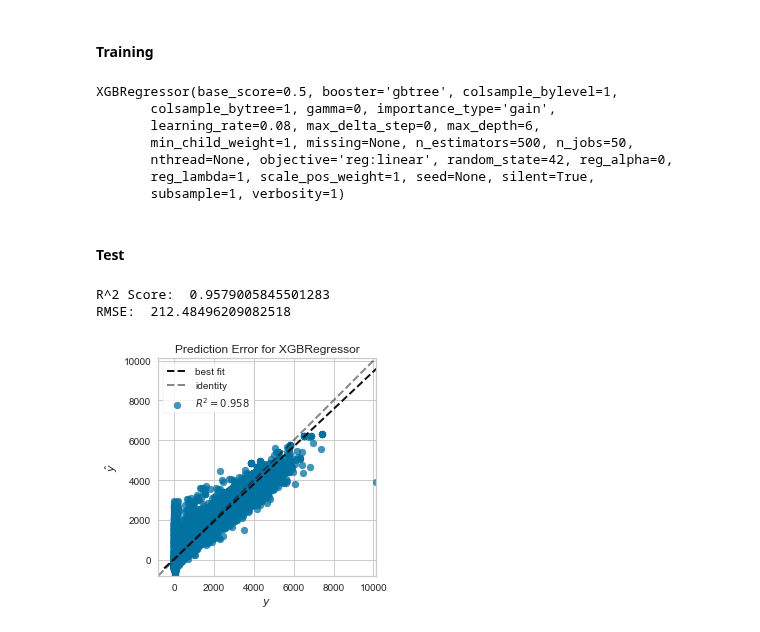
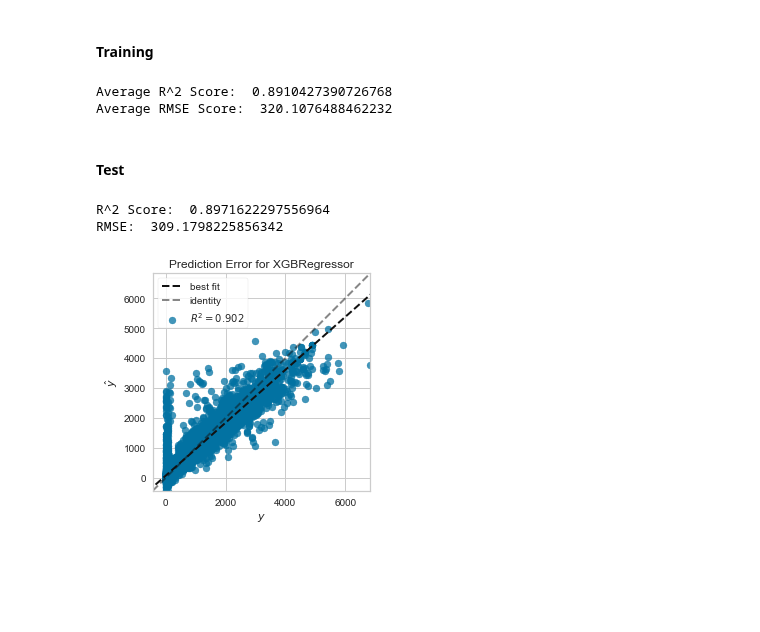
Before and after one commit to LeDon96/CrowdednessPrediction, a Jupyter notebook: Jupyter Notebooks/RegressionModels.ipynb, the cells around one changed output. Cells and saved outputs as stored; diff of their text form; code cells hidden in the pictures; blank space fills up the shorter version.

```diff
--- a/Jupyter Notebooks/RegressionModels.ipynb
+++ b/Jupyter Notebooks/RegressionModels.ipynb
@@ -151,7 +153,7 @@ print("R^2 Score: ", test_rfg_score)
 print("RMSE: ", np.sqrt(test_rfg_mse))
 
 visualizer = PredictionError(rfg)
-visualizer.fit(x_train, y_train)  # Fit the training data to the visualizer
+visualizer.fit(x_train.drop(columns={"Date"}), y_train["CrowdednessCount"])  # Fit the training data to the visualizer
 visualizer.score(x_test, y_test)  # Evaluate the model on the test data
 g = visualizer.poof()
 # %% [output]
@@ -175,13 +174,0 @@ plt.show()
-# %%
-eval_rfg_score = rfg.score(x_eval, y_eval)
-
-y_pred_eval_rfg = rfg.predict(x_eval)
-eval_rfg_mse = mean_squared_error(y_pred_eval_rfg, y_eval)
-
-print("R^2 Score: ", eval_rfg_score)
-print("RMSE: ", np.sqrt(eval_rfg_mse))
-
-visualizer = PredictionError(rfg)
-visualizer.fit(x_train, y_train)  # Fit the training data to the visualizer
-visualizer.score(x_eval, y_eval)  # Evaluate the model on the test data
-g = visualizer.poof()
@@ -215,35 +186,48 @@ Through [SciKit-Learn API](https://xgboost.readthedocs.io/en/latest/python/pytho
 # %%
 xgbr = xgb.XGBRegressor(max_depth=6, learning_rate=0.08, n_estimators=500, verbosity=1,
                           booster="gbtree", n_jobs=50, random_state=42)
-
-xgbr.fit(x_train, y_train)
-# %% [output]
-XGBRegressor(base_score=0.5, booster='gbtree', colsample_bylevel=1,
-       colsample_bytree=1, gamma=0, importance_type='gain',
-       learning_rate=0.08, max_delta_step=0, max_depth=6,
-       min_child_weight=1, missing=None, n_estimators=500, n_jobs=50,
-       nthread=None, objective='reg:linear', random_state=42, reg_alpha=0,
-       reg_lambda=1, scale_pos_weight=1, seed=None, silent=True,
-       subsample=1, verbosity=1)
+# %%
+mean_score = 0
+mean_rmse = 0
+
+for train_index, val_index in kf.split(train_dates):
+    xgbr.fit(x_train[x_train["Date"].isin(train_dates[train_index])].drop(columns={"Date"}),
+             y_train[y_train["Date"].isin(train_dates[train_index])].drop(columns={"Date"}))
+
+    mean_score += xgbr.score(x_train[x_train["Date"].isin(train_dates[val_index])].drop(columns={"Date"}),
+             y_train[y_train["Date"].isin(train_dates[val_index])].drop(columns={"Date"}))
+
+    y_pred_xgbr = xgbr.predict(x_train[x_train["Date"].isin(train_dates[val_index])].drop(columns={"Date"}))
+    mean_rmse += np.sqrt(mean_squared_error(y_pred_xgbr,
+                                            y_train[y_train["Date"].isin(train_dates[val_index])].drop(columns={"Date"})))
+
+mean_score /= 10
+mean_rmse /= 10
+
+print("Average R^2 Score: ", mean_score)
+print("Average RMSE Score: ", mean_rmse)
+# %% [output]
+Average R^2 Score:  0.8910427390726768
+Average RMSE Score:  320.1076488462232
 # %% [markdown]
 #### Test
 # %%
 test_xgbr_score = xgbr.score(x_test, y_test)
 
 y_pred_test_xgbr = xgbr.predict(x_test)
 test_xgbr_mse = mean_squared_error(y_pred_test_xgbr, y_test)
 
 print("R^2 Score: ", test_xgbr_score)
 print("RMSE: ", np.sqrt(test_xgbr_mse))
 
 visualizer = PredictionError(xgbr)
-visualizer.fit(x_train, y_train)  # Fit the training data to the visualizer
+visualizer.fit(x_train.drop(columns={"Date"}), y_train["CrowdednessCount"]) # Fit the training data to the visualizer
 visualizer.score(x_test, y_test)  # Evaluate the model on the test data
 g = visualizer.poof()
 # %% [output]
-R^2 Score:  0.9579005845501283
-RMSE:  212.48496209082518
+R^2 Score:  0.8971622297556964
+RMSE:  309.1798225856342
-[figure, old version]
+[figure, new version]
 # %%
 #Time series
 time_pred_test_xgbr = xgbr.predict(x_test_series)
```
Also changed, not shown: parts of 24 cells of this notebook.
